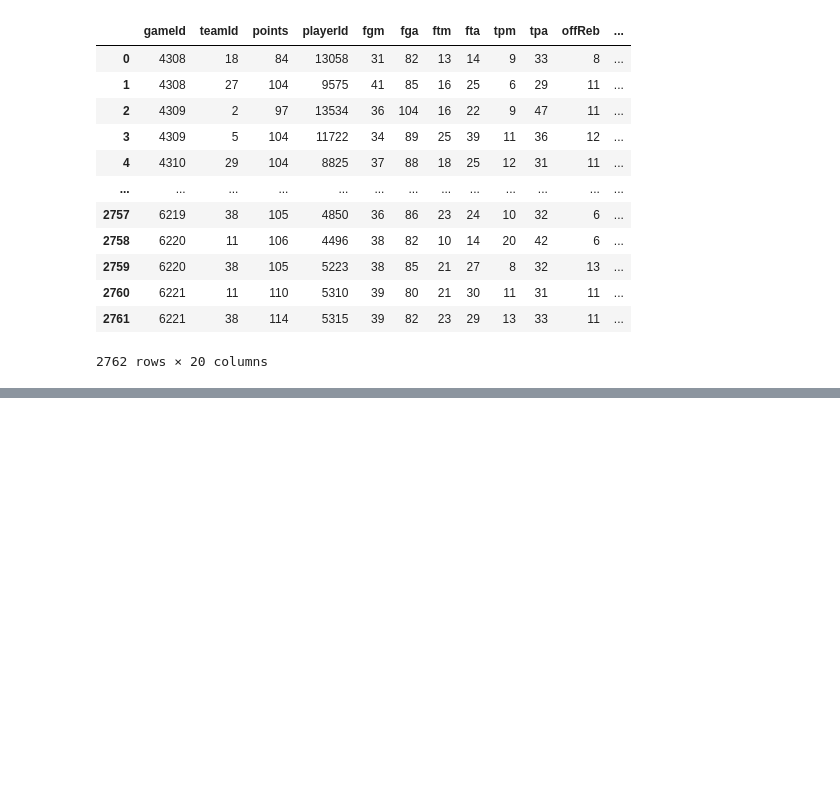
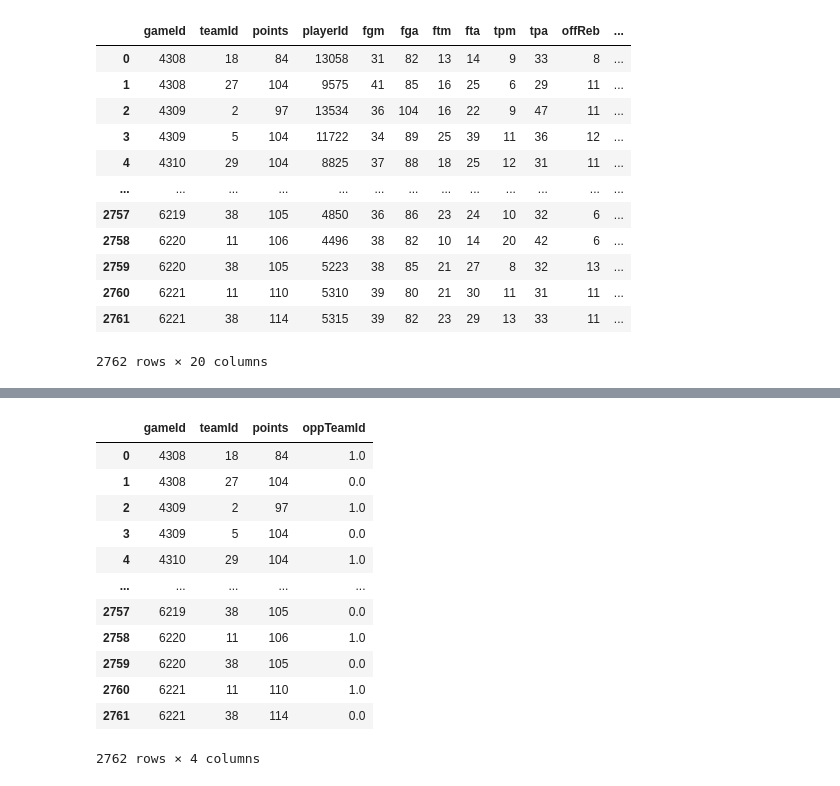
Before and after one commit to justinthe/NBA_API, a Jupyter notebook: code/eda_1.ipynb, the cells around one changed output, grey strips where cells are left out. Cells and saved outputs as stored; diff of their text form; code cells hidden in the pictures; blank space fills up the shorter version.

```diff
--- a/code/eda_1.ipynb
+++ b/code/eda_1.ipynb
@@ -142,0 +186,16 @@ PlotnineError: "Could not evaluate the 'y' mapping: 'mean' (original error: name
+# %%
+byGame_n_team[['gameId', 'teamId', 'points','oppTeamId']]
+# %% [output]
+|  | gameId | teamId | points | oppTeamId |
+| 0 | 4308 | 18 | 84 | 1.0 |
+| 1 | 4308 | 27 | 104 | 0.0 |
+| 2 | 4309 | 2 | 97 | 1.0 |
+| 3 | 4309 | 5 | 104 | 0.0 |
+| 4 | 4310 | 29 | 104 | 1.0 |
+| ... | ... | ... | ... | ... |
+| 2757 | 6219 | 38 | 105 | 0.0 |
+| 2758 | 6220 | 11 | 106 | 1.0 |
+| 2759 | 6220 | 38 | 105 | 0.0 |
+| 2760 | 6221 | 11 | 110 | 1.0 |
+| 2761 | 6221 | 38 | 114 | 0.0 |
+2762 rows × 4 columns
```
Also changed, not shown: parts of 19 cells of this notebook.
